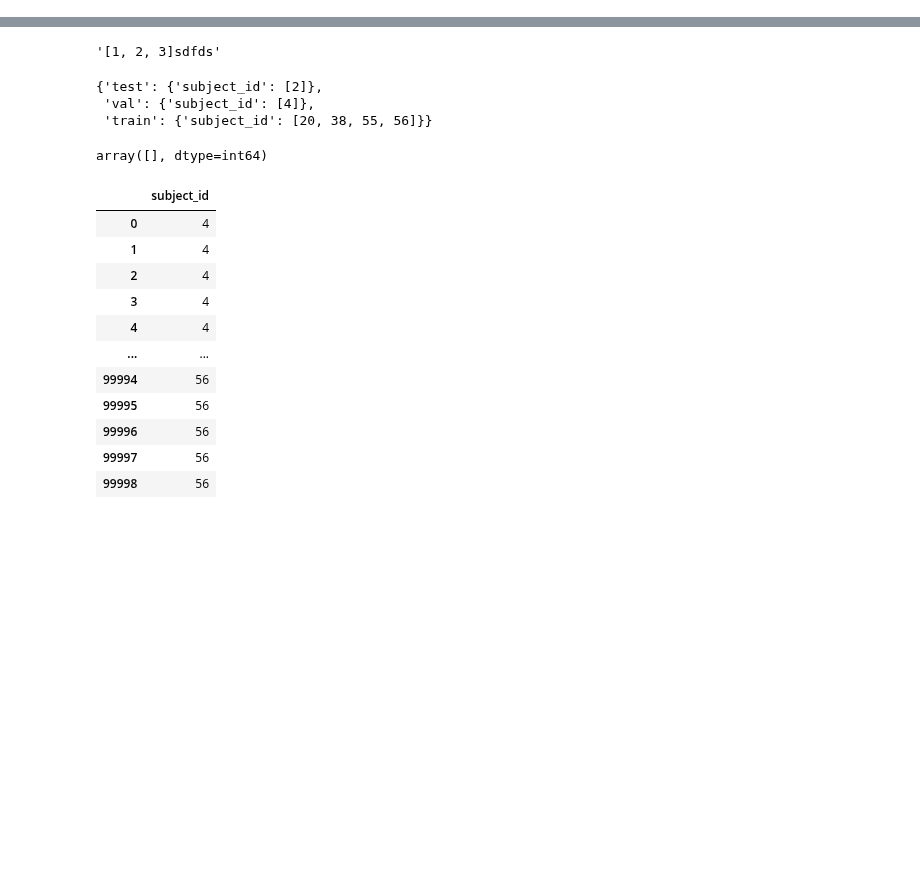
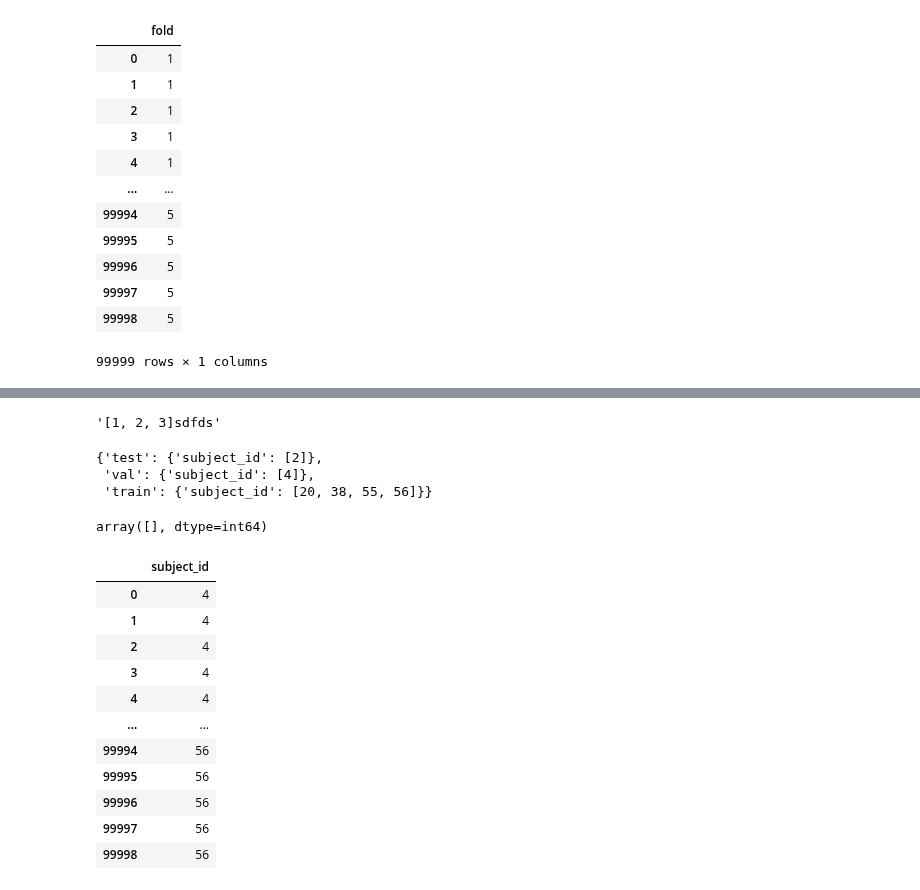
Before and after one commit to Roobahist/fatigue-detection, a Jupyter notebook: experiments/e7/temp.ipynb, the cells around one changed output, grey strips where cells are left out. Saved outputs shown, nothing was run; the diff lists cells and outputs as text; code cells hidden in the pictures; blank space fills up the shorter version.

```diff
--- a/experiments/e7/temp.ipynb
+++ b/experiments/e7/temp.ipynb
@@ -16,0 +16,54 @@ preprocessed_data = load_data(
+# %%
+import pandas as pd
+from typing import Optional, List, Dict
+
+def _get_train_val_test_indices(
+    columns_to_fold_by: pd.DataFrame,
+    primary_column_name: str,
+    secondary_column_name: Optional[str] = None,
+) -> List[Dict]:
+    pass
+
+data = preprocessed_data
+fold_by_primary_column_name   = "fold"
+fold_by_secondary_column_name = None
+
+train_val_test_indices = _get_train_val_test_indices(
+    columns_to_fold_by=data[
+        (
+            [fold_by_primary_column_name]
+            + (
+                [fold_by_secondary_column_name]
+                if fold_by_secondary_column_name
+                else []
+            )
+        )
+    ],
+    primary_column_name=fold_by_primary_column_name,
+    secondary_column_name=fold_by_secondary_column_name,
+)
+# %%
+data[
+        (
+            [fold_by_primary_column_name]
+            + (
+                [fold_by_secondary_column_name]
+                if fold_by_secondary_column_name
+                else []
+            )
+        )
+    ]
+# %% [output]
+|  | fold |
+| 0 | 1 |
+| 1 | 1 |
+| 2 | 1 |
+| 3 | 1 |
+| 4 | 1 |
+| ... | ... |
+| 99994 | 5 |
+| 99995 | 5 |
+| 99996 | 5 |
+| 99997 | 5 |
+| 99998 | 5 |
+99999 rows × 1 columns
```
Also changed, not shown: parts of 10 cells of this notebook.
